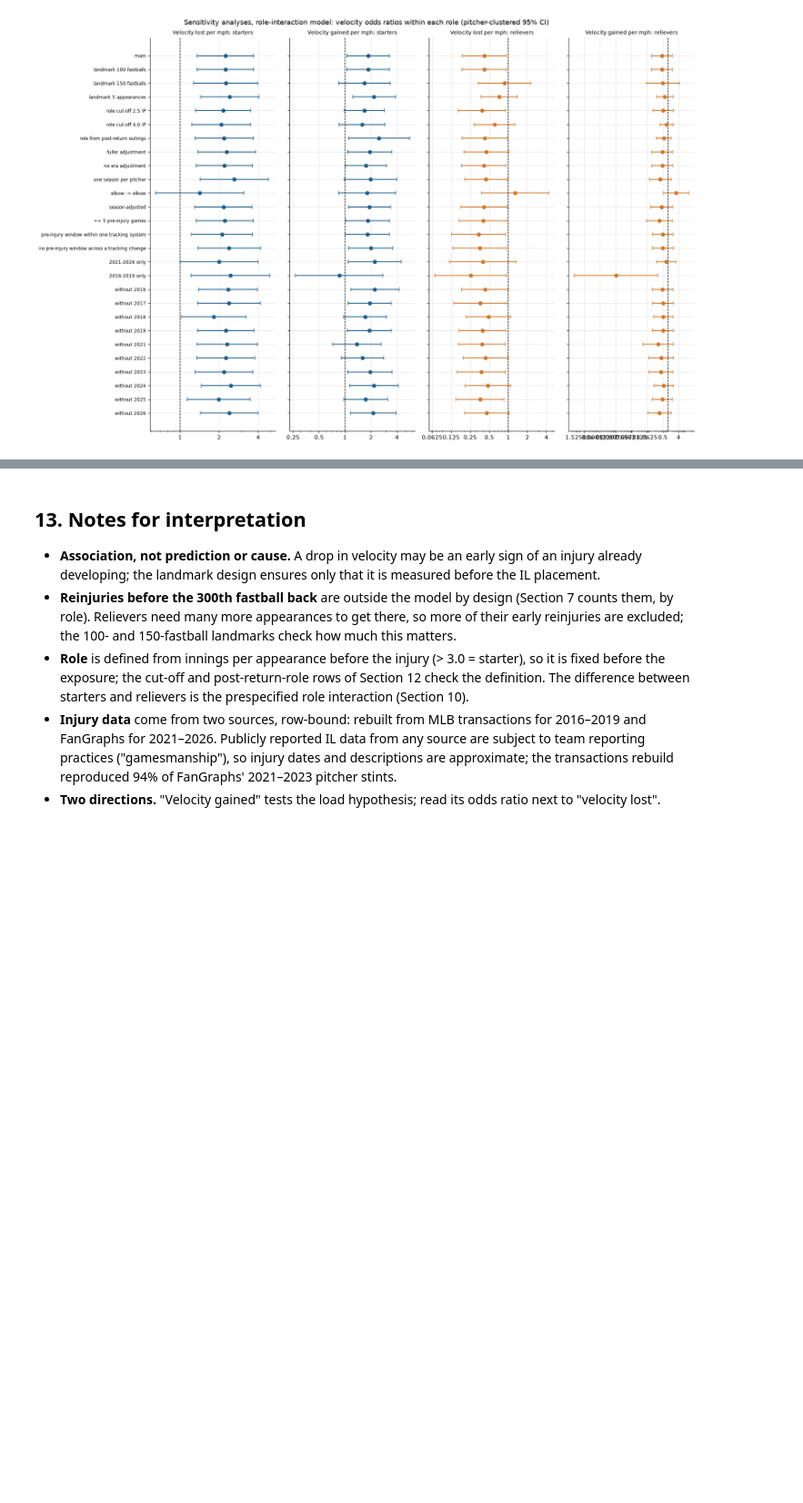
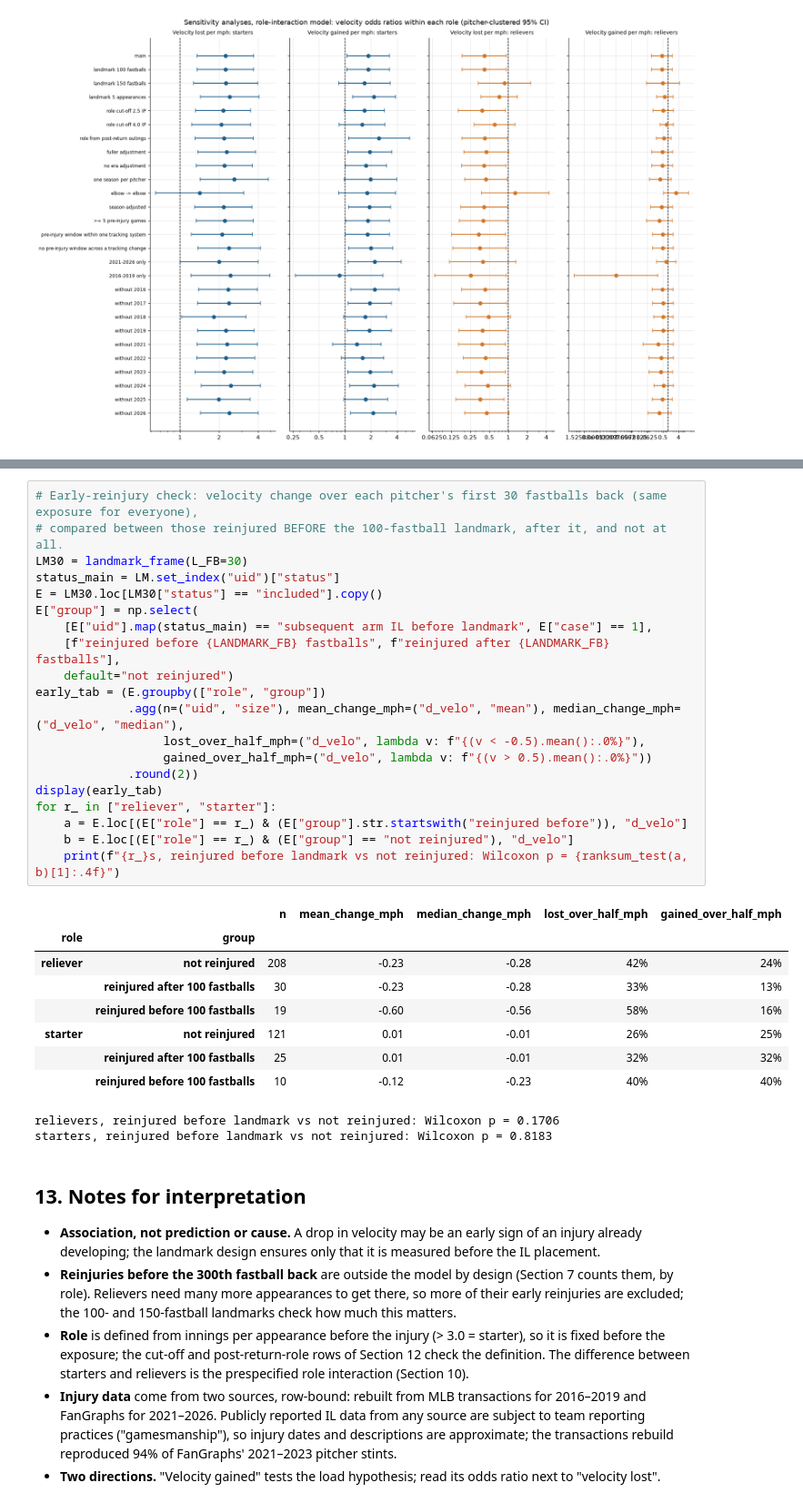
Before and after one commit to abrown9008/Sports-Analytics-and-Intelligence-Lab, a Jupyter notebook: MLB Pitcher Injuries/Arm_Reinjury_Velocity_Logistic_v6.ipynb, the cells around one changed output, grey strips where cells are left out. Shown at 91% size. Cells and saved outputs as stored; diff of their text form; blank space fills up the shorter version.

Commit message:
Double-checking censored relievers

```diff
--- a/MLB Pitcher Injuries/Arm_Reinjury_Velocity_Logistic_v6.ipynb
+++ b/MLB Pitcher Injuries/Arm_Reinjury_Velocity_Logistic_v6.ipynb
@@ -1785,6 +1785,37 @@ Reinjury odds ratios with probably-demoted pitcher-seasons excluded:
 | analysis | pitcher-seasons | events |  |  |  | ... |
 | main | 517 | 91 | 0.42 (0.19–0.94) | 2.24 (1.36–3.70) | 0.44 (0.11–1.76) | ... |
 | no gap >= 20 days | 474 | 88 | 0.35 (0.15–0.85) | 2.20 (1.29–3.77) | 0.41 (0.10–1.62) | ... |
+# %%
+# Early-reinjury check: velocity change over each pitcher's first 30 fastballs back (same exposure for everyone),
+# compared between those reinjured BEFORE the 100-fastball landmark, after it, and not at all.
+LM30 = landmark_frame(L_FB=30)
+status_main = LM.set_index("uid")["status"]
+E = LM30.loc[LM30["status"] == "included"].copy()
+E["group"] = np.select(
+    [E["uid"].map(status_main) == "subsequent arm IL before landmark", E["case"] == 1],
+    [f"reinjured before {LANDMARK_FB} fastballs", f"reinjured after {LANDMARK_FB} fastballs"],
+    default="not reinjured")
+early_tab = (E.groupby(["role", "group"])
+             .agg(n=("uid", "size"), mean_change_mph=("d_velo", "mean"), median_change_mph=("d_velo", "median"),
+                  lost_over_half_mph=("d_velo", lambda v: f"{(v < -0.5).mean():.0%}"),
+                  gained_over_half_mph=("d_velo", lambda v: f"{(v > 0.5).mean():.0%}"))
+             .round(2))
+display(early_tab)
+for r_ in ["reliever", "starter"]:
+    a = E.loc[(E["role"] == r_) & (E["group"].str.startswith("reinjured before")), "d_velo"]
+    b = E.loc[(E["role"] == r_) & (E["group"] == "not reinjured"), "d_velo"]
+    print(f"{r_}s, reinjured before landmark vs not reinjured: Wilcoxon p = {ranksum_test(a, b)[1]:.4f}")
+# %% [output]
+|  |  | n | mean_change_mph | median_change_mph | lost_over_half_mph | gained_over_half_mph |
+| role | group |  |  |  |  |  |
+| reliever | not reinjured | 208 | -0.23 | -0.28 | 42% | 24% |
+|  | reinjured after 100 fastballs | 30 | -0.23 | -0.28 | 33% | 13% |
+|  | reinjured before 100 fastballs | 19 | -0.60 | -0.56 | 58% | 16% |
+| starter | not reinjured | 121 | 0.01 | -0.01 | 26% | 25% |
+|  | reinjured after 100 fastballs | 25 | 0.01 | -0.01 | 32% | 32% |
+|  | reinjured before 100 fastballs | 10 | -0.12 | -0.23 | 40% | 40% |
+relievers, reinjured before landmark vs not reinjured: Wilcoxon p = 0.1706
+starters, reinjured before landmark vs not reinjured: Wilcoxon p = 0.8183
 # %% [markdown]
 ## 13. Notes for interpretation
 
```
